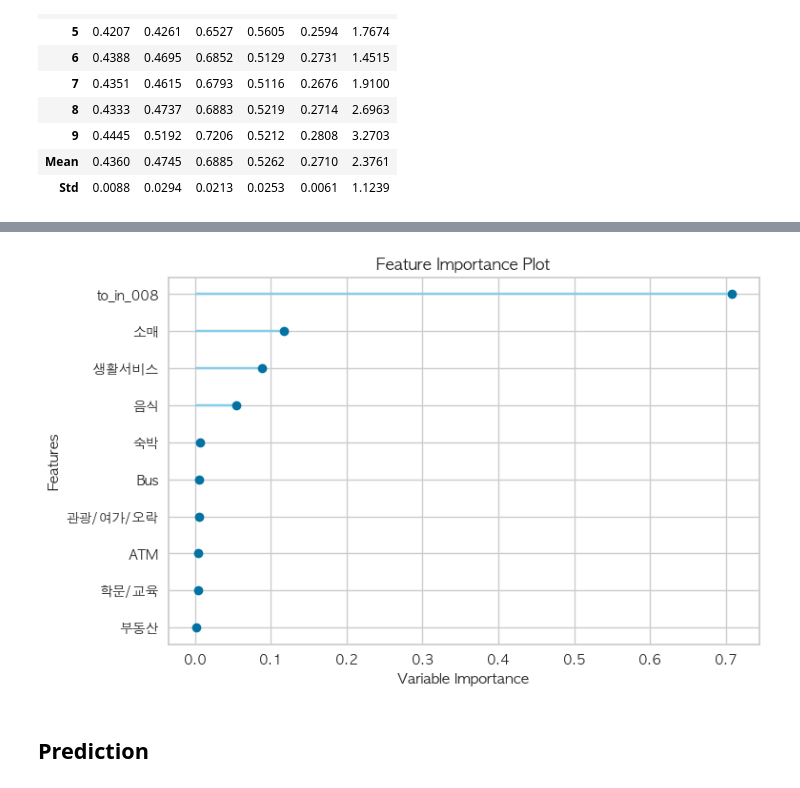
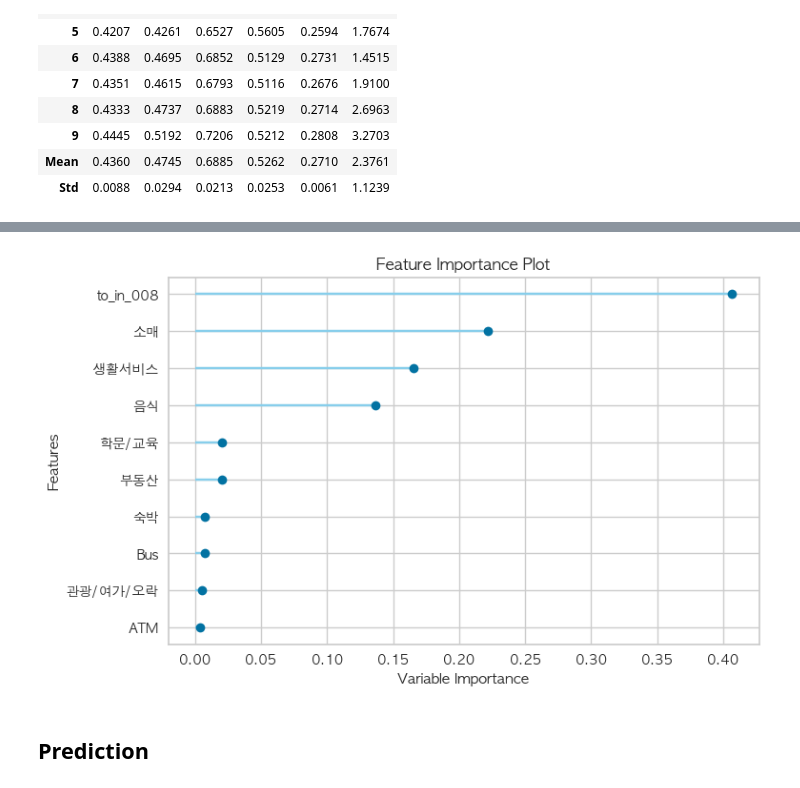
Before and after one commit to ddangchani/LocalSecurity_competition, a Jupyter notebook: Modeling/caret.ipynb, the cells around one changed output, grey strips where cells are left out. Saved outputs shown, nothing was run; the diff lists cells and outputs as text; code cells hidden in the pictures.

```diff
--- a/Modeling/caret.ipynb
+++ b/Modeling/caret.ipynb
@@ -92,7 +93,7 @@ gbr = reg.create_model('gbr')
 | Mean | 0.4360 | 0.4745 | 0.6885 | 0.5262 | 0.2710 | 2.3761 |
 | Std | 0.0088 | 0.0294 | 0.0213 | 0.0253 | 0.0061 | 1.1239 |
 # %%
-tuned_gbr = reg.tune_model(gbr)
+tuned_gbr = reg.tune_model(gbr, search_library='scikit-optimize')
 # %% [output]
 |  | MAE | MSE | RMSE | R2 | RMSLE | MAPE |
 | Fold |  |  |  |  |  |  |
@@ -137,8 +138,8 @@ plot_model(gbr, 'error')
 # %%
-plot_model(gbr, 'feature') # 격자당 여성인구(to_in_008)
+plot_model(tuned_gbr, 'feature') # 격자당 여성인구(to_in_008)
 # %% [output]
 [interactive output not drawn]
-[figure, old version]
+[figure, new version]
 # %% [markdown]
 ## Prediction
 # %%
```
Also changed, not shown: parts of 14 cells of this notebook, 12 other files.
